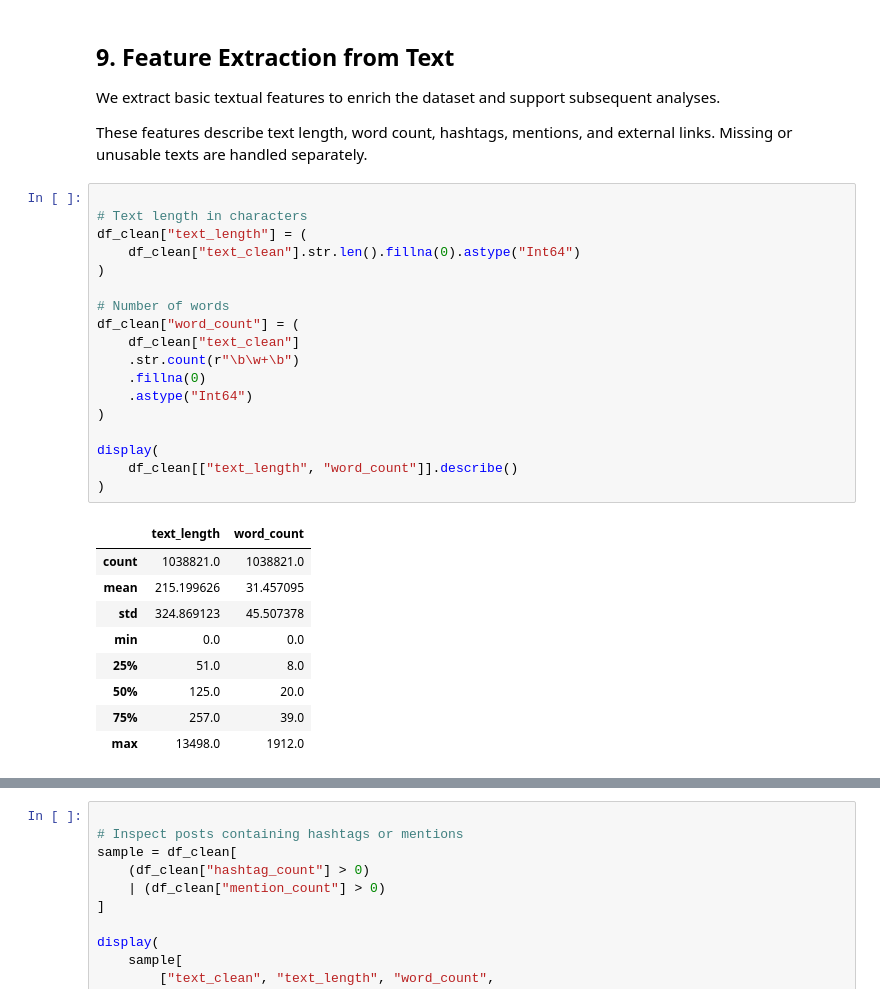
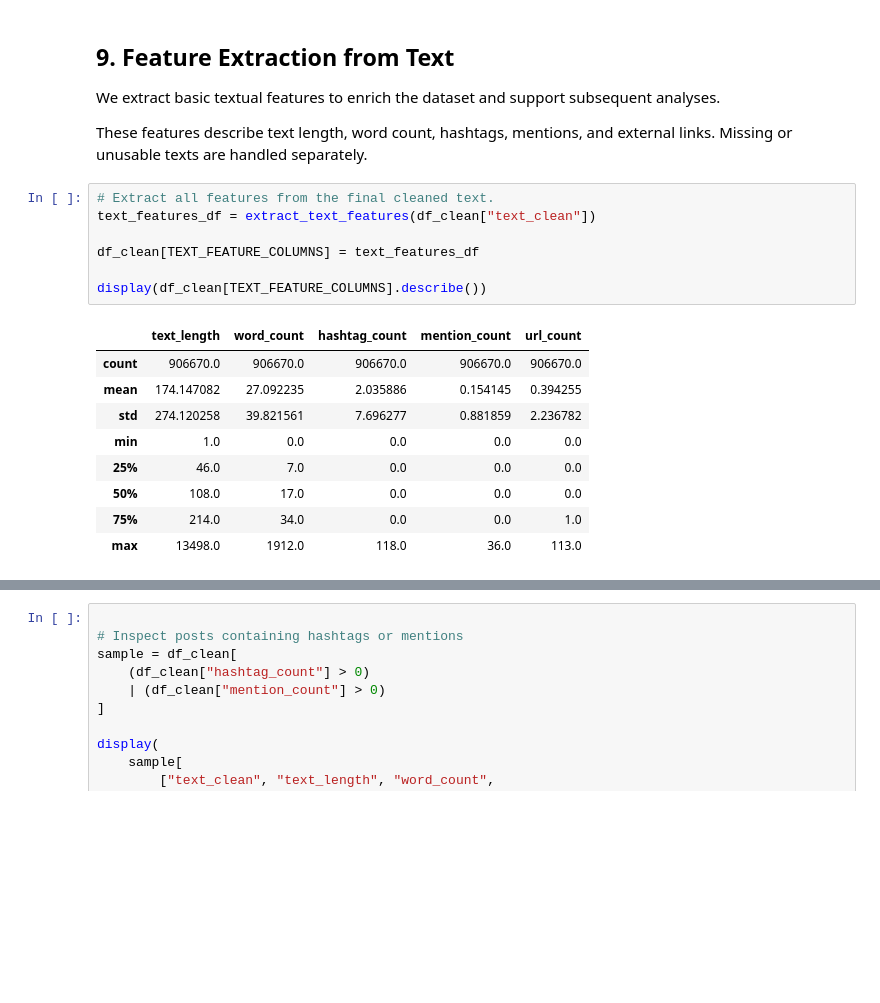
Before and after one commit to lorenzobuccolini03/Truth-Social-Analysis-and-Data-Warehousing---Decision-Support-Systems-, a Jupyter notebook: 01_assignment/truths_analysis.ipynb, the cells around one changed output, grey strips where cells are left out. Cells and saved outputs as stored; diff of their text form; blank space fills up the shorter version.

Commit message:
Update text features and Truths deduplication

```diff
--- a/01_assignment/truths_analysis.ipynb
+++ b/01_assignment/truths_analysis.ipynb
@@ -1613,30 +2092,19 @@ We extract basic textual features to enrich the dataset and support subsequent a
 
 These features describe text length, word count, hashtags, mentions, and external links. Missing or unusable texts are handled separately.
 # %%
+# Extract all features from the final cleaned text.
+text_features_df = extract_text_features(df_clean["text_clean"])
 
-# Text length in characters
-df_clean["text_length"] = (
-    df_clean["text_clean"].str.len().fillna(0).astype("Int64")
-)
+df_clean[TEXT_FEATURE_COLUMNS] = text_features_df
 
-# Number of words
-df_clean["word_count"] = (
-    df_clean["text_clean"]
-    .str.count(r"\b\w+\b")
-    .fillna(0)
-    .astype("Int64")
-)
-
-display(
-    df_clean[["text_length", "word_count"]].describe()
-)
+display(df_clean[TEXT_FEATURE_COLUMNS].describe())
 # %% [output]
-|  | text_length | word_count |
-| count | 1038821.0 | 1038821.0 |
-| mean | 215.199626 | 31.457095 |
-| std | 324.869123 | 45.507378 |
-| min | 0.0 | 0.0 |
-| 25% | 51.0 | 8.0 |
-| 50% | 125.0 | 20.0 |
-| 75% | 257.0 | 39.0 |
-| max | 13498.0 | 1912.0 |
+|  | text_length | word_count | hashtag_count | mention_count | url_count |
+| count | 906670.0 | 906670.0 | 906670.0 | 906670.0 | 906670.0 |
+| mean | 174.147082 | 27.092235 | 2.035886 | 0.154145 | 0.394255 |
+| std | 274.120258 | 39.821561 | 7.696277 | 0.881859 | 2.236782 |
+| min | 1.0 | 0.0 | 0.0 | 0.0 | 0.0 |
+| 25% | 46.0 | 7.0 | 0.0 | 0.0 | 0.0 |
+| 50% | 108.0 | 17.0 | 0.0 | 0.0 | 0.0 |
+| 75% | 214.0 | 34.0 | 0.0 | 0.0 | 1.0 |
+| max | 13498.0 | 1912.0 | 118.0 | 36.0 | 113.0 |
```
Also changed, not shown: parts of 11 cells of this notebook, 2 other files.
